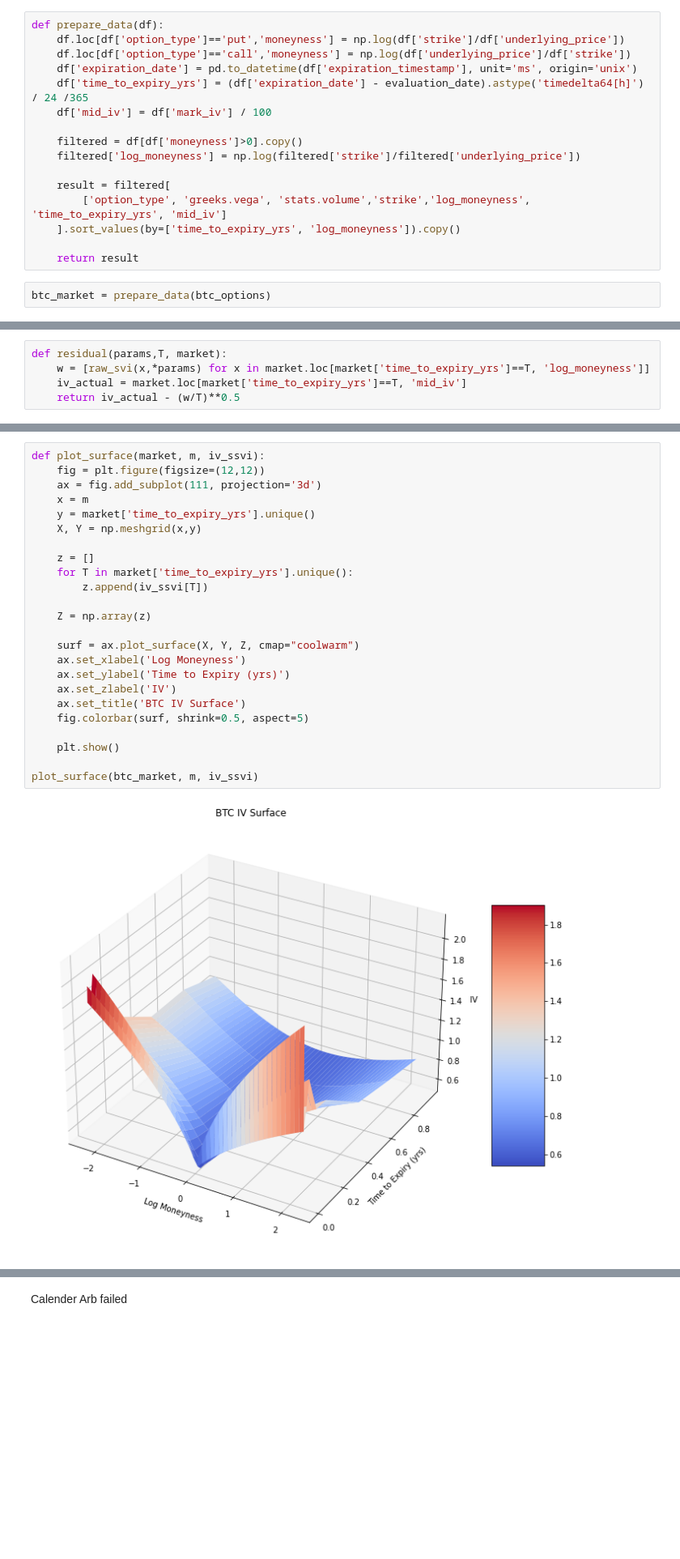
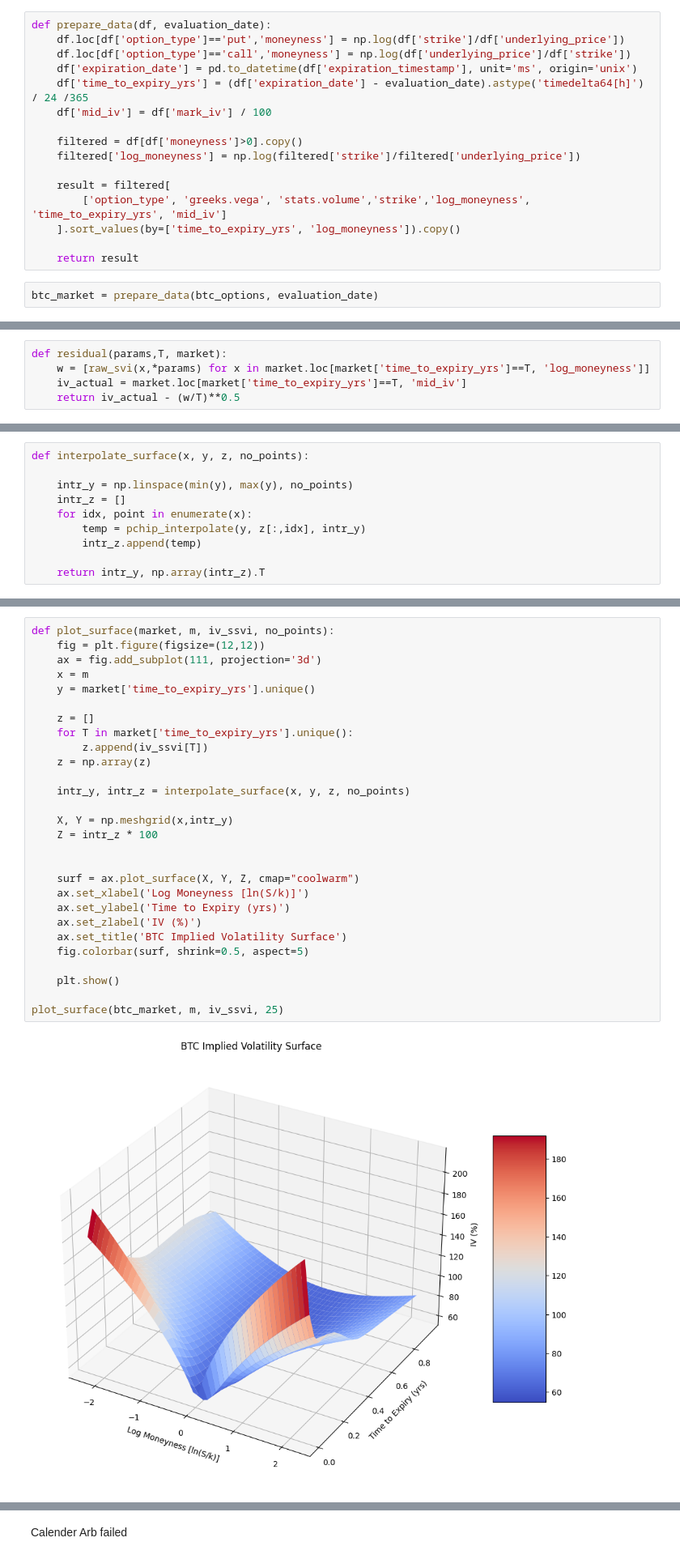
Before and after one commit to iceokoli/SVI-Crypto, a Jupyter notebook: Crypto Volatility Surface using SVI.ipynb, the cells around one changed output, grey strips where cells are left out. Shown at 81% size. Saved outputs shown, nothing was run; the diff lists cells and outputs as text; blank space fills up the shorter version.

```diff
--- a/Crypto Volatility Surface using SVI.ipynb
+++ b/Crypto Volatility Surface using SVI.ipynb
@@ -25,7 +57,7 @@ evaluation_date = datetime.datetime(2022,4,20,19,30,0)
 # %%
 btc_options = pd.read_csv('data/data_BTC.csv')
 # %%
-def prepare_data(df):
+def prepare_data(df, evaluation_date):
     df.loc[df['option_type']=='put','moneyness'] = np.log(df['strike']/df['underlying_price'])
     df.loc[df['option_type']=='call','moneyness'] = np.log(df['underlying_price']/df['strike'])
     df['expiration_date'] = pd.to_datetime(df['expiration_timestamp'], unit='ms', origin='unix')
@@ -41,5 +73,5 @@ def prepare_data(df):
 
     return result
 # %%
-btc_market = prepare_data(btc_options)
+btc_market = prepare_data(btc_options, evaluation_date)
 # %%
@@ -172,0 +193,10 @@ for i,T in enumerate(btc_market['time_to_expiry_yrs'].unique()):
+# %%
+def interpolate_surface(x, y, z, no_points):
+
+    intr_y = np.linspace(min(y), max(y), no_points)
+    intr_z = []
+    for idx, point in enumerate(x):
+        temp = pchip_interpolate(y, z[:,idx], intr_y)
+        intr_z.append(temp)
+
+    return intr_y, np.array(intr_z).T
@@ -173,26 +205,30 @@ for i,T in enumerate(btc_market['time_to_expiry_yrs'].unique()):
 # %%
-def plot_surface(market, m, iv_ssvi):
+def plot_surface(market, m, iv_ssvi, no_points):
     fig = plt.figure(figsize=(12,12))
     ax = fig.add_subplot(111, projection='3d')
     x = m
     y = market['time_to_expiry_yrs'].unique()
-    X, Y = np.meshgrid(x,y)
 
     z = []
     for T in market['time_to_expiry_yrs'].unique():
         z.append(iv_ssvi[T])
+    z = np.array(z)
 
-    Z = np.array(z)
+    intr_y, intr_z = interpolate_surface(x, y, z, no_points)
+
+    X, Y = np.meshgrid(x,intr_y)
+    Z = intr_z * 100
+
 
     surf = ax.plot_surface(X, Y, Z, cmap="coolwarm")
-    ax.set_xlabel('Log Moneyness')
+    ax.set_xlabel('Log Moneyness [ln(S/k)]')
     ax.set_ylabel('Time to Expiry (yrs)')
-    ax.set_zlabel('IV')
-    ax.set_title('BTC IV Surface')
+    ax.set_zlabel('IV (%)')
+    ax.set_title('BTC Implied Volatility Surface')
     fig.colorbar(surf, shrink=0.5, aspect=5)
 
     plt.show()
 
-plot_surface(btc_market, m, iv_ssvi)
+plot_surface(btc_market, m, iv_ssvi, 25)
 # %% [output]
-[figure, old version]
+[figure, new version]
```
Also changed, not shown: parts of 22 cells of this notebook.
